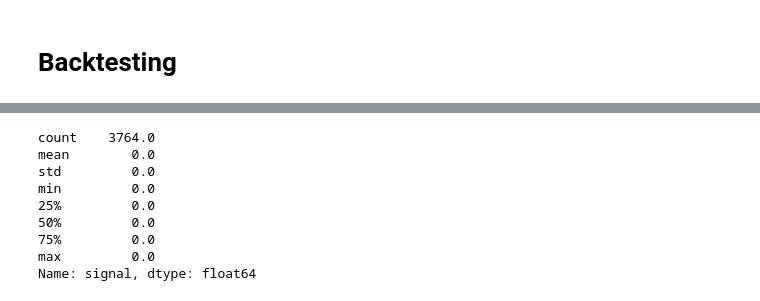
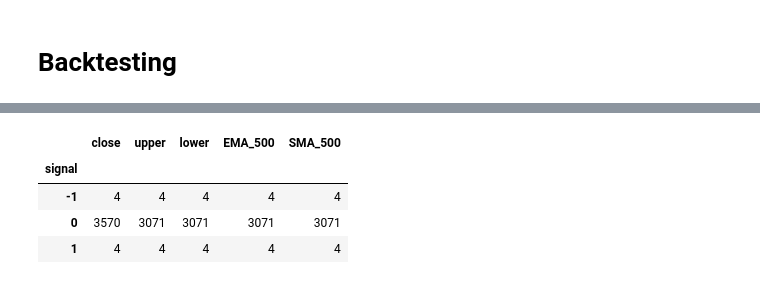
Before and after one commit to tharshikan/QuantitativeTrading, a Jupyter notebook: notebooks/Backtesting.ipynb, the cells around one changed output, grey strips where cells are left out. Drawn from its saved outputs; the diff is of its cells as text; code cells hidden in the pictures.

```diff
--- a/notebooks/Backtesting.ipynb
+++ b/notebooks/Backtesting.ipynb
@@ -164,12 +174,10 @@ Hold
-# %%
-plot_df['signal'].describe()
-# %% [output]
-count    3764.0
-mean        0.0
-std         0.0
-min         0.0
-25%         0.0
-50%         0.0
-75%         0.0
-max         0.0
-Name: signal, dtype: float64
+# %%
+# count the number of times the stock was bought and sold
+a = plot_df.groupby('signal')
+a.count()
+# %% [output]
+|  | close | upper | lower | EMA_500 | SMA_500 |
+| signal |  |  |  |  |  |
+| -1 | 4 | 4 | 4 | 4 | 4 |
+| 0 | 3570 | 3071 | 3071 | 3071 | 3071 |
+| 1 | 4 | 4 | 4 | 4 | 4 |
```
Also changed, not shown: parts of 4 cells of this notebook, 4 other files.
